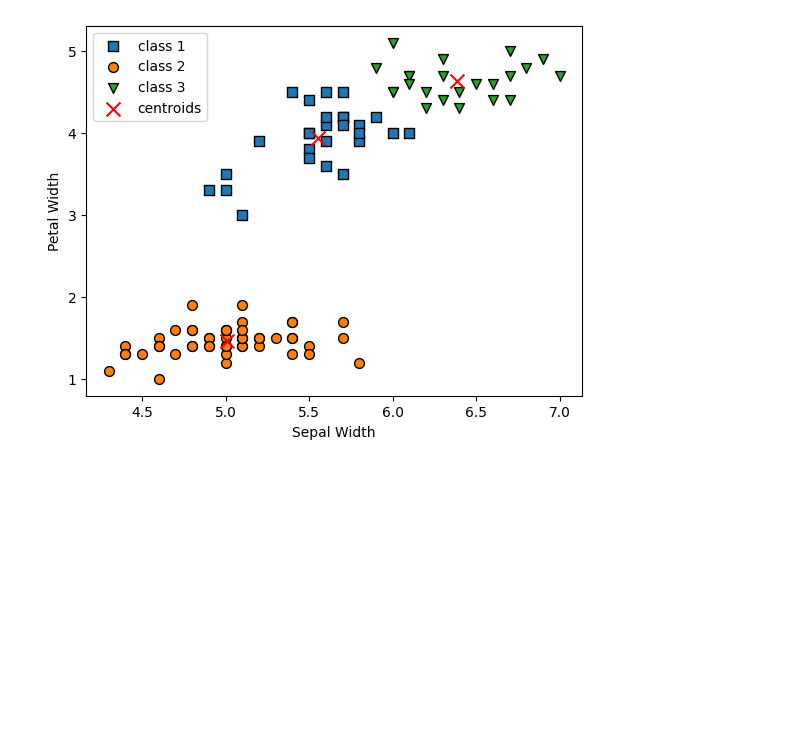
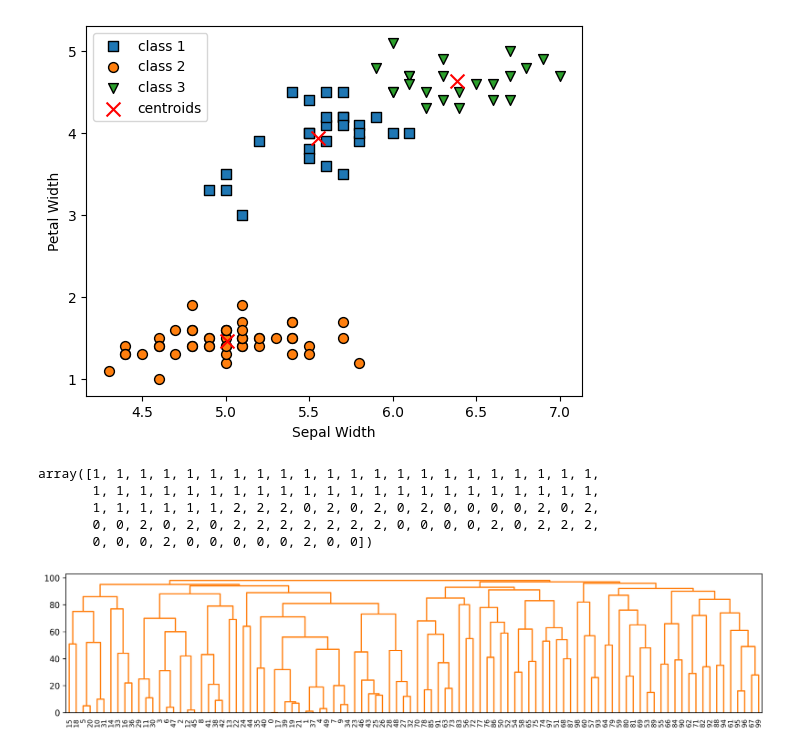
Before and after one commit to phonon-py/ZTest_ws, a Jupyter notebook: data_analysis3.ipynb, the cells around one changed output. Saved outputs shown, nothing was run; the diff lists cells and outputs as text; code cells hidden in the pictures; blank space fills up the shorter version.

```diff
--- a/data_analysis3.ipynb
+++ b/data_analysis3.ipynb
@@ -36,3 +37,31 @@ plt.show()
 # %% [output]
 [figure]
 [figure]
+# %%
+# 凝縮型の階層的クラスタリングのインスタンスを生成
+ac = AgglomerativeClustering(n_clusters=3, affinity='euclidean', linkage='complete')
+
+# クラスタリングを実行し、各クラスを表示
+labels = ac.fit_predict(X)
+labels
+# %% [output]
+array([1, 1, 1, 1, 1, 1, 1, 1, 1, 1, 1, 1, 1, 1, 1, 1, 1, 1, 1, 1, 1, 1,
+       1, 1, 1, 1, 1, 1, 1, 1, 1, 1, 1, 1, 1, 1, 1, 1, 1, 1, 1, 1, 1, 1,
+       1, 1, 1, 1, 1, 1, 2, 2, 2, 0, 2, 0, 2, 0, 2, 0, 0, 0, 0, 2, 0, 2,
+       0, 0, 2, 0, 2, 0, 2, 2, 2, 2, 2, 2, 2, 0, 0, 0, 0, 2, 0, 2, 2, 2,
+       0, 0, 0, 2, 0, 0, 0, 0, 0, 2, 0, 0])
+# %%
+# 子クラスタとの関係を抽出
+children = ac.children_
+# クラスタ間の距離を抽出
+distance = np.arange(children.shape[0])
+# 各データの観測番号
+no_of_observations = np.arange(2, children.shape[0]+2)
+# 子クラスタ、クラスタ間の距離、観測番号を列方向に結合
+linkage_matrix = np.hstack((children,distance.reshape(-1, 1),no_of_observations.reshape(-1, 1))).astype(float)
+# 樹形図をプロット
+fig, ax = plt.subplots(figsize=(15,3), dpi=300)
+dendrogram(linkage_matrix,labels=np.arange(100), leaf_font_size=8,color_threshold=np.inf)
+plt.show()
+# %% [output]
+[figure, added]
```
Also changed, not shown: parts of 1 cell of this notebook, 1 other file.
